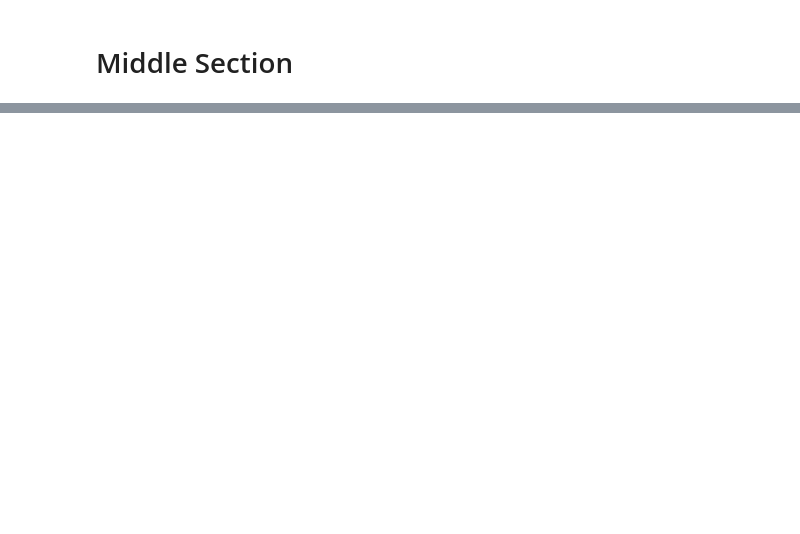
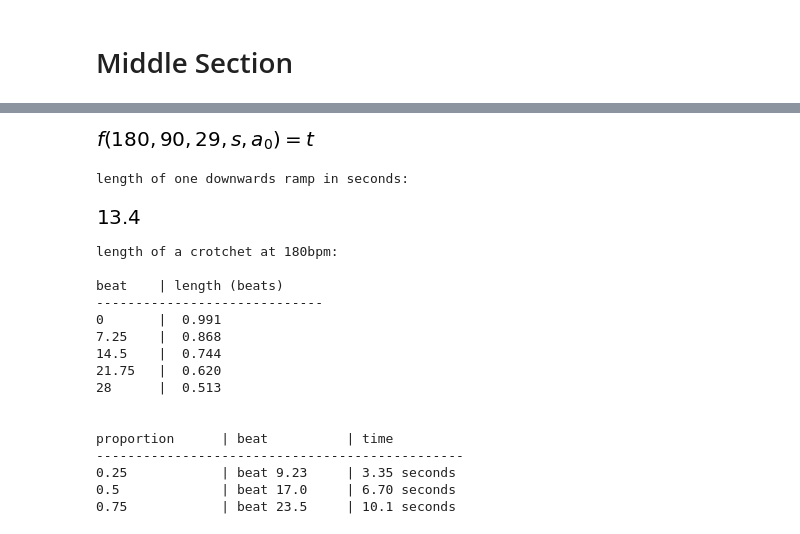
Before and after one commit to SG60/2021-multi-group-piece, a Jupyter notebook: Tempos.ipynb, the cells around one changed output, grey strips where cells are left out. Cells and saved outputs as stored; diff of their text form; code cells hidden in the pictures; blank space fills up the shorter version.

```diff
--- a/Tempos.ipynb
+++ b/Tempos.ipynb
@@ -230,0 +247,55 @@ $\displaystyle 53.6 = t$
+# %%
+# downwards ramp
+middle_ramp_1_total_length = (5+4+4+5+4+3+4)
+middle_ramp_1_f = Eq(f(180,90,middle_ramp_1_total_length,s,a),t)
+display(middle_ramp_1_f)
+middle_ramp_1 = middle_ramp_1_f.replace(f,ramp).doit()
+print("length of one downwards ramp in seconds:")
+middle_ramp_1_length_seconds = solveset(
+    middle_ramp_1.subs({s: middle_ramp_1_total_length, a: 0}), t
+    ).args[0]
+display(middle_ramp_1_length_seconds.n(3))
+
+print("\nlength of a crotchet at 180bpm:\n\nbeat\t| length (beats)",
+      "\n-----------------------------")
+crotchet_in_seconds = S(60)/180
+crotchet_in_beats = (
+    solveset(middle_ramp_1.subs(t,crotchet_in_seconds),s).args[0] - a)
+beats_to_inspect = [0,
+                    middle_ramp_1_total_length*0.25,
+                    middle_ramp_1_total_length*0.5,
+                    middle_ramp_1_total_length*0.75,
+                    middle_ramp_1_total_length-1]
+for location in (
+    (i,crotchet_in_beats.n(3, {a: i}, chop=True)) for i in beats_to_inspect):
+  print(location[0],"\t| ",location[1])
+
+
+print("\n\nproportion\t| beat\t\t| time",
+      "\n-----------------------------------------------")
+for i in [0.25, 0.5, 0.75]:
+  location_seconds = (i*middle_ramp_1_length_seconds).n(3)
+  location = solveset(
+      middle_ramp_1.subs({t: location_seconds, a: 0}), s
+      ).args[0].n(3)
+  print(i, "\t\t| beat", location, "\t|", location_seconds, "seconds")
+# %% [output]
+[figure, added]
+length of one downwards ramp in seconds:
+[figure, added]
+length of a crotchet at 180bpm:
+
+beat    | length (beats)
+-----------------------------
+0       |  0.991
+7.25    |  0.868
+14.5    |  0.744
+21.75   |  0.620
+28      |  0.513
+
+
+proportion      | beat          | time
+-----------------------------------------------
+0.25            | beat 9.23     | 3.35 seconds
+0.5             | beat 17.0     | 6.70 seconds
+0.75            | beat 23.5     | 10.1 seconds
```
Also changed, not shown: parts of 18 cells of this notebook.
